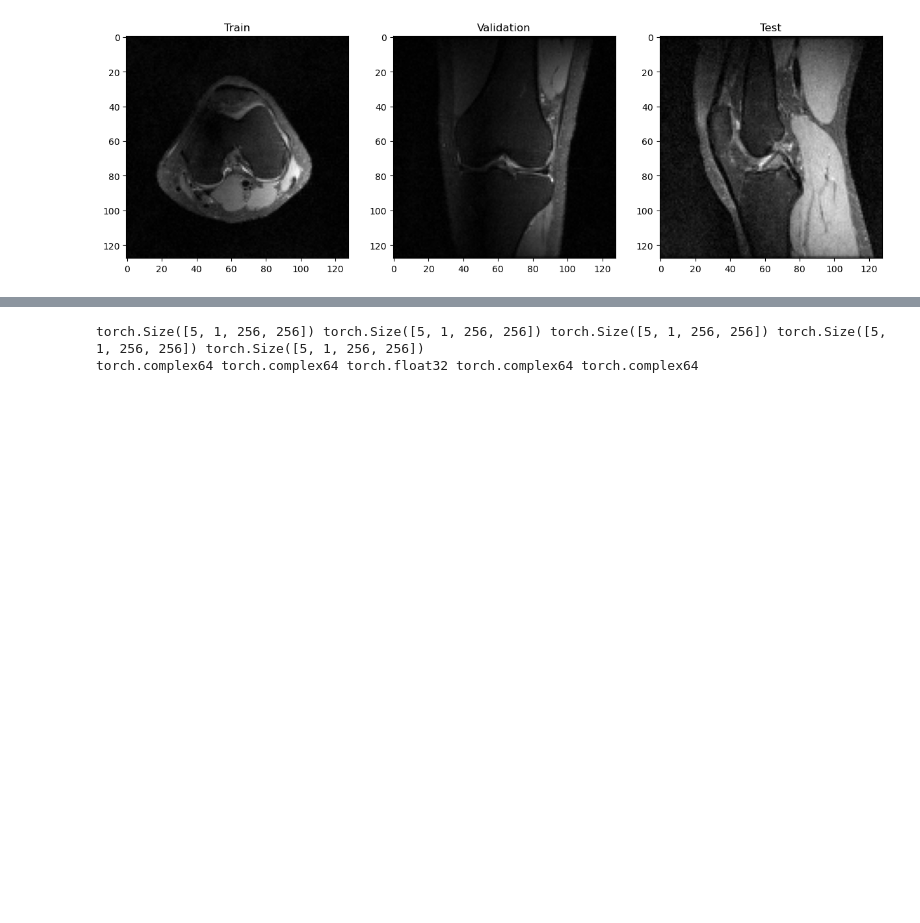
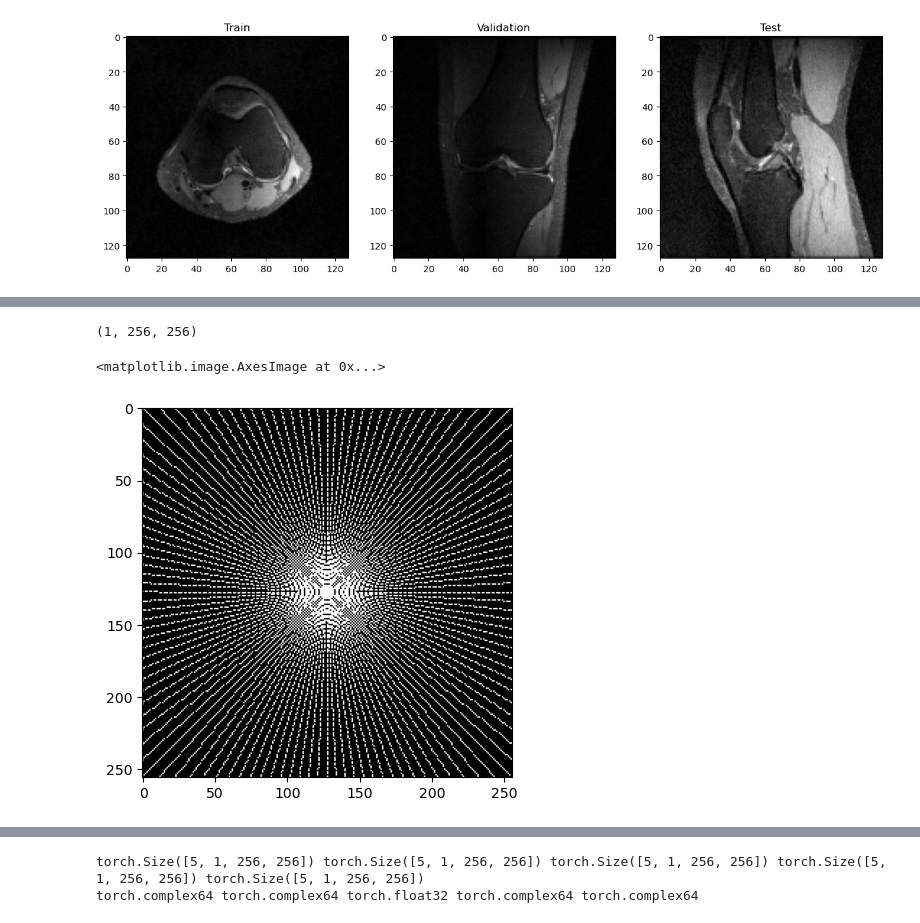
Before and after one commit to chrisdcs/Transfer-Learning-Medical-Imaging-Reconstruction, a Jupyter notebook: first_look.ipynb, the cells around one changed output, grey strips where cells are left out. Drawn from its saved outputs; the diff is of its cells as text; code cells hidden in the pictures; blank space fills up the shorter version.

Commit message:
add radial mask

```diff
--- a/first_look.ipynb
+++ b/first_look.ipynb
@@ -81,0 +82,11 @@ print(np.abs(k_und).max())
+# %%
+# Example usage
+shape = (1, 256, 256)
+acc = 4
+mask = cs.radial_mask(shape, acc, sample_n=0, centred=True)
+print(mask.shape)
+plt.imshow(mask.squeeze(), cmap='gray')
+# %% [output]
+(1, 256, 256)
+<matplotlib.image.AxesImage at 0x...>
+[figure, added]
```
Also changed, not shown: parts of 2 cells of this notebook, 1 other file.
